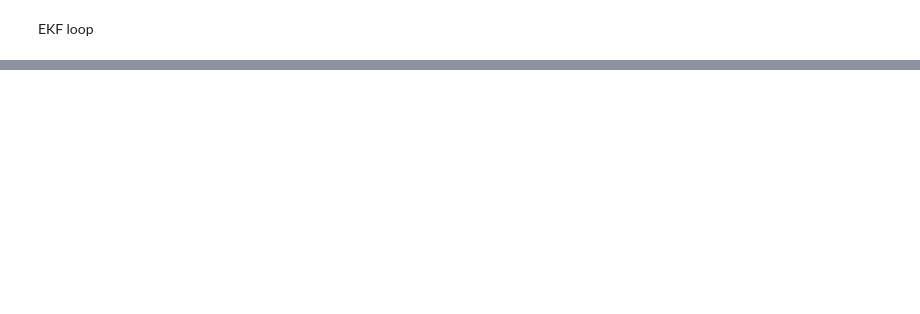
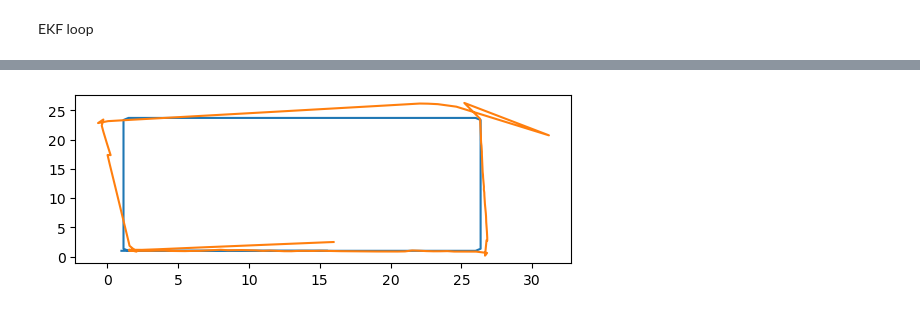
Before and after one commit to ivanovk22/SLAM, a Jupyter notebook: Prototype.ipynb, the cells around one changed output, grey strips where cells are left out. Saved outputs shown, nothing was run; the diff lists cells and outputs as text; code cells hidden in the pictures; blank space fills up the shorter version.

```diff
--- a/Prototype.ipynb
+++ b/Prototype.ipynb
@@ -35,9 +55,9 @@ def angle_wrap(angle):
     return angle
 
 def innovation(M, xp):
-    x = xp[0]
-    y = xp[1]
-    theta = xp[2]
+    # x = xp[0]
+    # y = xp[1]
+    # theta = xp[2]
     landmarks = M[:, 2]
 
     # take the predictions
@@ -46,11 +66,11 @@ def innovation(M, xp):
     for i in range(len(landmarks)):
         j = int(landmarks[i] - 1)
 
-        lx = xp[3 + 2*j]
-        ly = xp[3 + 2*j + 1]
+        lx = xp[n_upper + 2*j]
+        ly = xp[n_upper + 2*j + 1]
 
-        predicted_p = np.sqrt((lx - x)**2 + (ly - y)**2)
-        predicted_alpha = angle_wrap(np.arctan2(ly - y, lx - x)) - theta
+        predicted_p = np.sqrt((lx - xp[0])**2 + (ly - xp[1])**2)
+        predicted_alpha = angle_wrap(np.arctan2(ly - xp[1], lx - xp[0]) - xp[2])
         predicted_meas[i][0] = predicted_p
         predicted_meas[i][1] = predicted_alpha
 
@@ -189,0 +325,8 @@ while i < N:
+# %%
+fig = plt.figure()
+ax1=plt.subplot(2,1,1)
+ax1.plot(pose_true[:,0],pose_true[:,1],label=r'$x_1(t)$')
+ax1.plot(pose_pred[:,0],pose_pred[:,1],label=r'$\hat{x}_1(t)$')
+plt.show()
+# %% [output]
+[figure, added]
```
Also changed, not shown: parts of 12 cells of this notebook.
